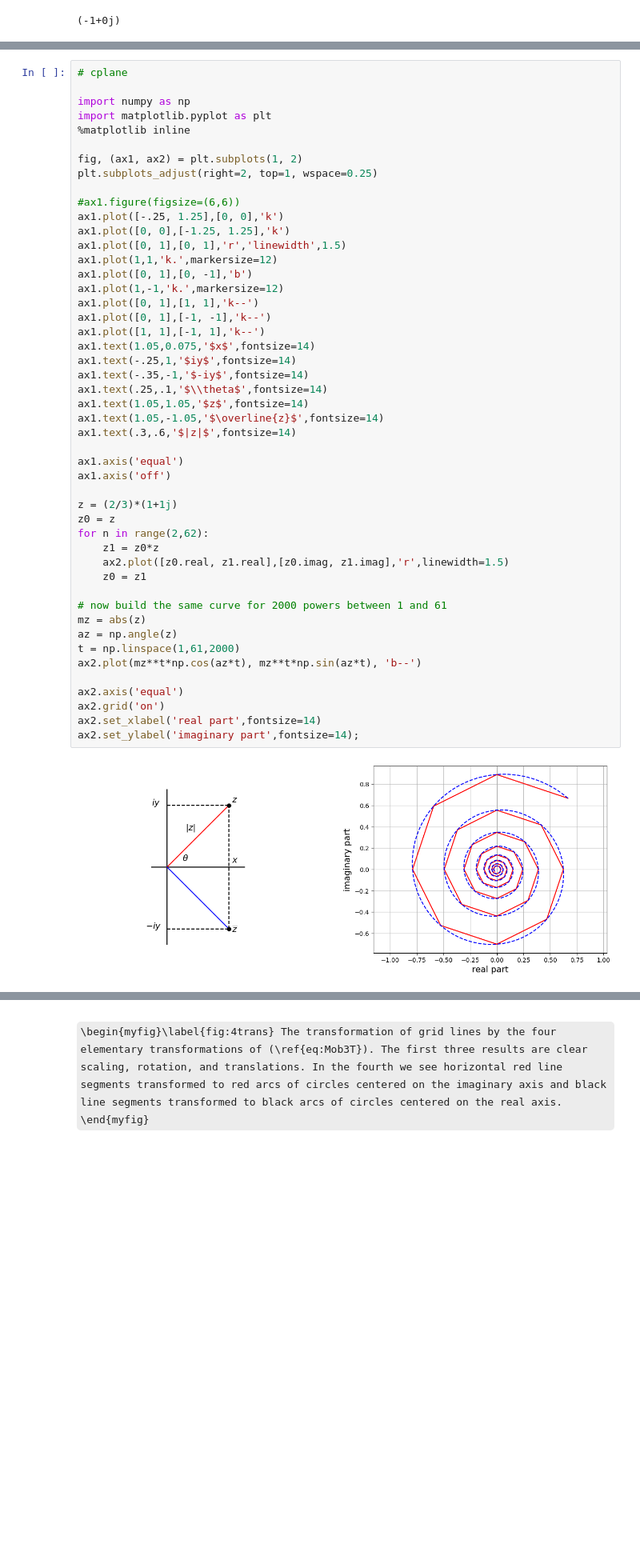
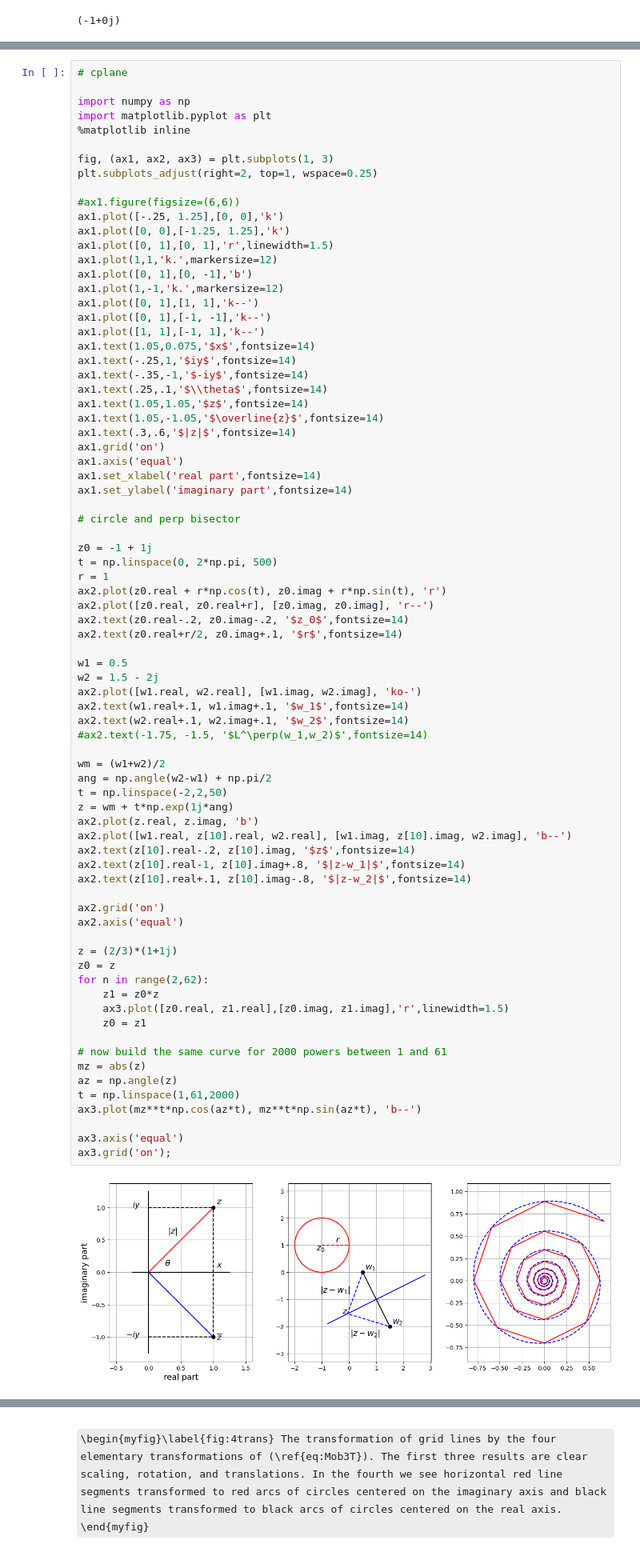
Before and after one commit to steve-cox-LA/JLA, a Jupyter notebook: 1. Transformations of the Plane/1.6.ComplexPlane.ipynb, the cells around one changed output, grey strips where cells are left out. Shown at 80% size. Drawn from its saved outputs; the diff is of its cells as text; some formulas as TeX source; blank space fills up the shorter version.

```diff
--- a/1. Transformations of the Plane/1.6.ComplexPlane.ipynb
+++ b/1. Transformations of the Plane/1.6.ComplexPlane.ipynb
@@ -111,49 +137,78 @@ import numpy as np
 import matplotlib.pyplot as plt
 %matplotlib inline
 
-fig, (ax1, ax2) = plt.subplots(1, 2)
+fig, (ax1, ax2, ax3) = plt.subplots(1, 3)
 plt.subplots_adjust(right=2, top=1, wspace=0.25)
 
 #ax1.figure(figsize=(6,6))
 ax1.plot([-.25, 1.25],[0, 0],'k')
 ax1.plot([0, 0],[-1.25, 1.25],'k')
-ax1.plot([0, 1],[0, 1],'r','linewidth',1.5)
+ax1.plot([0, 1],[0, 1],'r',linewidth=1.5)
 ax1.plot(1,1,'k.',markersize=12)
 ax1.plot([0, 1],[0, -1],'b')
 ax1.plot(1,-1,'k.',markersize=12)
 ax1.plot([0, 1],[1, 1],'k--')
 ax1.plot([0, 1],[-1, -1],'k--')
 ax1.plot([1, 1],[-1, 1],'k--')
 ax1.text(1.05,0.075,'$x$',fontsize=14)
 ax1.text(-.25,1,'$iy$',fontsize=14)
 ax1.text(-.35,-1,'$-iy$',fontsize=14)
 ax1.text(.25,.1,'$\\theta$',fontsize=14)
 ax1.text(1.05,1.05,'$z$',fontsize=14)
 ax1.text(1.05,-1.05,'$\overline{z}$',fontsize=14)
 ax1.text(.3,.6,'$|z|$',fontsize=14)
+ax1.grid('on')
+ax1.axis('equal')
+ax1.set_xlabel('real part',fontsize=14)
+ax1.set_ylabel('imaginary part',fontsize=14)
 
-ax1.axis('equal')
-ax1.axis('off')
+# circle and perp bisector
+
+z0 = -1 + 1j
+t = np.linspace(0, 2*np.pi, 500)
+r = 1
+ax2.plot(z0.real + r*np.cos(t), z0.imag + r*np.sin(t), 'r')
+ax2.plot([z0.real, z0.real+r], [z0.imag, z0.imag], 'r--')
+ax2.text(z0.real-.2, z0.imag-.2, '$z_0$',fontsize=14)
+ax2.text(z0.real+r/2, z0.imag+.1, '$r$',fontsize=14)
+
+w1 = 0.5
+w2 = 1.5 - 2j
+ax2.plot([w1.real, w2.real], [w1.imag, w2.imag], 'ko-')
+ax2.text(w1.real+.1, w1.imag+.1, '$w_1$',fontsize=14)
+ax2.text(w2.real+.1, w2.imag+.1, '$w_2$',fontsize=14)
+#ax2.text(-1.75, -1.5, '$L^\perp(w_1,w_2)$',fontsize=14)
+
+wm = (w1+w2)/2
+ang = np.angle(w2-w1) + np.pi/2
+t = np.linspace(-2,2,50)
+z = wm + t*np.exp(1j*ang)
+ax2.plot(z.real, z.imag, 'b')
+ax2.plot([w1.real, z[10].real, w2.real], [w1.imag, z[10].imag, w2.imag], 'b--')
+ax2.text(z[10].real-.2, z[10].imag, '$z$',fontsize=14)
+ax2.text(z[10].real-1, z[10].imag+.8, '$|z-w_1|$',fontsize=14)
+ax2.text(z[10].real+.1, z[10].imag-.8, '$|z-w_2|$',fontsize=14)
+
+ax2.grid('on')
+ax2.axis('equal')
 
 z = (2/3)*(1+1j)
 z0 = z
 for n in range(2,62):
     z1 = z0*z
-    ax2.plot([z0.real, z1.real],[z0.imag, z1.imag],'r',linewidth=1.5)
+    ax3.plot([z0.real, z1.real],[z0.imag, z1.imag],'r',linewidth=1.5)
     z0 = z1
 
 # now build the same curve for 2000 powers between 1 and 61
 mz = abs(z)
 az = np.angle(z)
 t = np.linspace(1,61,2000)
-ax2.plot(mz**t*np.cos(az*t), mz**t*np.sin(az*t), 'b--')
+ax3.plot(mz**t*np.cos(az*t), mz**t*np.sin(az*t), 'b--')
 
-ax2.axis('equal')
-ax2.grid('on')
-ax2.set_xlabel('real part',fontsize=14)
-ax2.set_ylabel('imaginary part',fontsize=14);
+ax3.axis('equal')
+ax3.grid('on');
 # %% [output]
-[figure, old version]
+[figure, new version]
 # %% [markdown]
 \begin{myfig}\label{fig:cplane} (Left) An illustration of the complex number
 $z=x+iy=|z|(\cos\theta+i\sin\theta)$ and its conjugate
```
Also changed, not shown: parts of 11 cells of this notebook, 1 other file.
